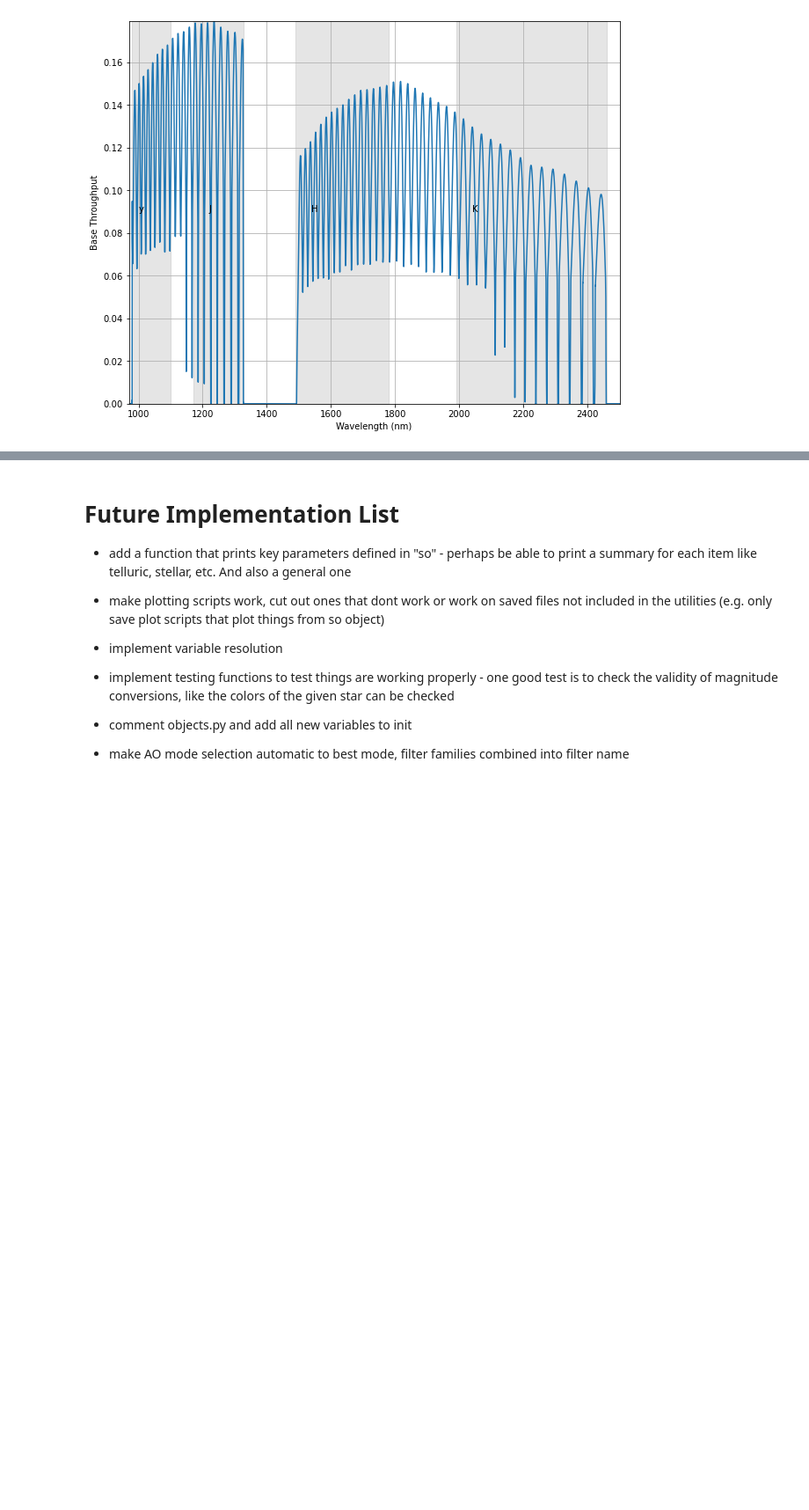
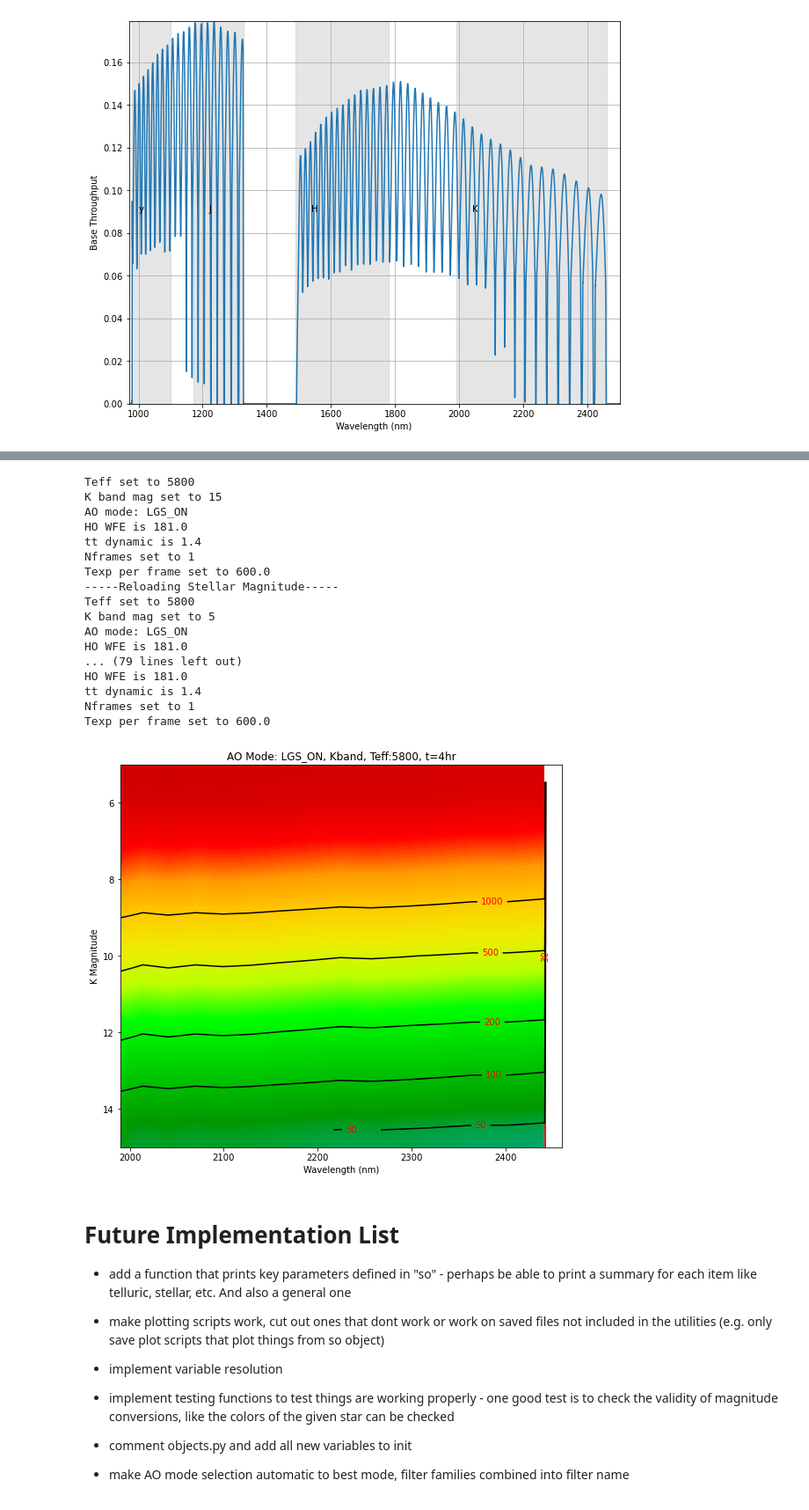
Before and after one commit to ashbake/specsim, a Jupyter notebook: examples/Tutorial_SNR_Grids.ipynb, the cells around one changed output, grey strips where cells are left out. Shown at 88% size. Drawn from its saved outputs; the diff is of its cells as text; code cells hidden in the pictures; blank space fills up the shorter version.

```diff
--- a/examples/Tutorial_SNR_Grids.ipynb
+++ b/examples/Tutorial_SNR_Grids.ipynb
@@ -137,7 +138,7 @@ def run_snr_v_mag(so,teff='default',ao_mode='default'):
     if teff!='default':  so.stel.teff = teff
     if ao_mode!='default':  so.ao.mode = ao_mode # load new ao mode
 
-    cload.set_teff_mag(so,teff,so.stel.mag,staronly=False)
+    cload.set_teff_mag(so,so.stel.teff,so.stel.mag,staronly=False)
     mag_arr= np.arange(5,16)
     snr_arr = []
     s_arr   = []
@@ -212,22 +213,3 @@ def plot_snr_mag_peaks_2d(so, mag_arr,v,snr_arr,xextent=[980,2460],mode='max'):
     figname = 'snr2d_%s_band_%s_teff_%s_texp_%ss.png' %(so.ao.mode,so.filt.band,so.stel.teff,so.obs.texp)
     # duplicate axis to plot filter response
     plt.savefig('./' + figname)
-
-
-
-datestr  = date.today().strftime("%Y%m%d")#'20230406' #date.today().strftime("%Y%m%d")
-savepath = './output/snr_out/%s/' %datestr
-if not os.path.isdir(savepath): os.makedirs(savepath)
-for i in np.arange(4):
-    so.filt.band   = ['y','J','H','K'][i]
-    so.filt.family = ['cfht','2mass','2mass','2mass'][i]
-    xextent = [so.inst.y,so.inst.J,so.inst.H,so.inst.K][i]
-
-    # mag step
-    teff    = 2300
-    ao_mode = 'LGS_OFF' # config file has AO performance set constant so this actually doesnt matter here
-    mag_arr,snr_arr,s_arr,n_arr,c_arr,snr_res_element = run_snr_v_mag(so,teff=teff,ao_mode=ao_mode)
-    #np.save(savepath + 'snr_arr_mag_teff_%s_band_%s_aomode_%s'%(so.stel.teff,so.filt.band,ao_mode),snr_arr,ao_mode)
-    plot_snr_mag_peaks_2d(so, mag_arr,so.obs.v_res_element,snr_res_element,xextent=xextent,mode='max')
-    #plt.savefig(savepath + 'snr_arr_mag_teff_%s_band_%s_aomode_%s.png'%(so.stel.teff,so.filt.band,ao_mode))
-    #plot_snr_mag_peaks(so, mag_arr,so.obs.v_resamp,snr_reselement,mode='max')
@@ -273,3 +216,26 @@ Texp per frame set to 600.0
+# %%
+# Run for each filter band
+mag_arr,snr_arr,s_arr,n_arr,c_arr,snr_res_element = run_snr_v_mag(so)
+plot_snr_mag_peaks_2d(so, mag_arr,so.obs.v_res_element,snr_res_element,xextent=so.inst.K,mode='max')
+# %% [output]
+Teff set to 5800
+K band mag set to 15
+AO mode: LGS_ON
+HO WFE is 181.0
+tt dynamic is 1.4
+Nframes set to 1
+Texp per frame set to 600.0
+-----Reloading Stellar Magnitude-----
+Teff set to 5800
+K band mag set to 5
+AO mode: LGS_ON
+HO WFE is 181.0
+... (79 lines left out)
+HO WFE is 181.0
+tt dynamic is 1.4
+Nframes set to 1
+Texp per frame set to 600.0
+[figure, added]
 # %% [markdown]
 # Future Implementation List
 
```
Also changed, not shown: parts of 4 cells of this notebook.
